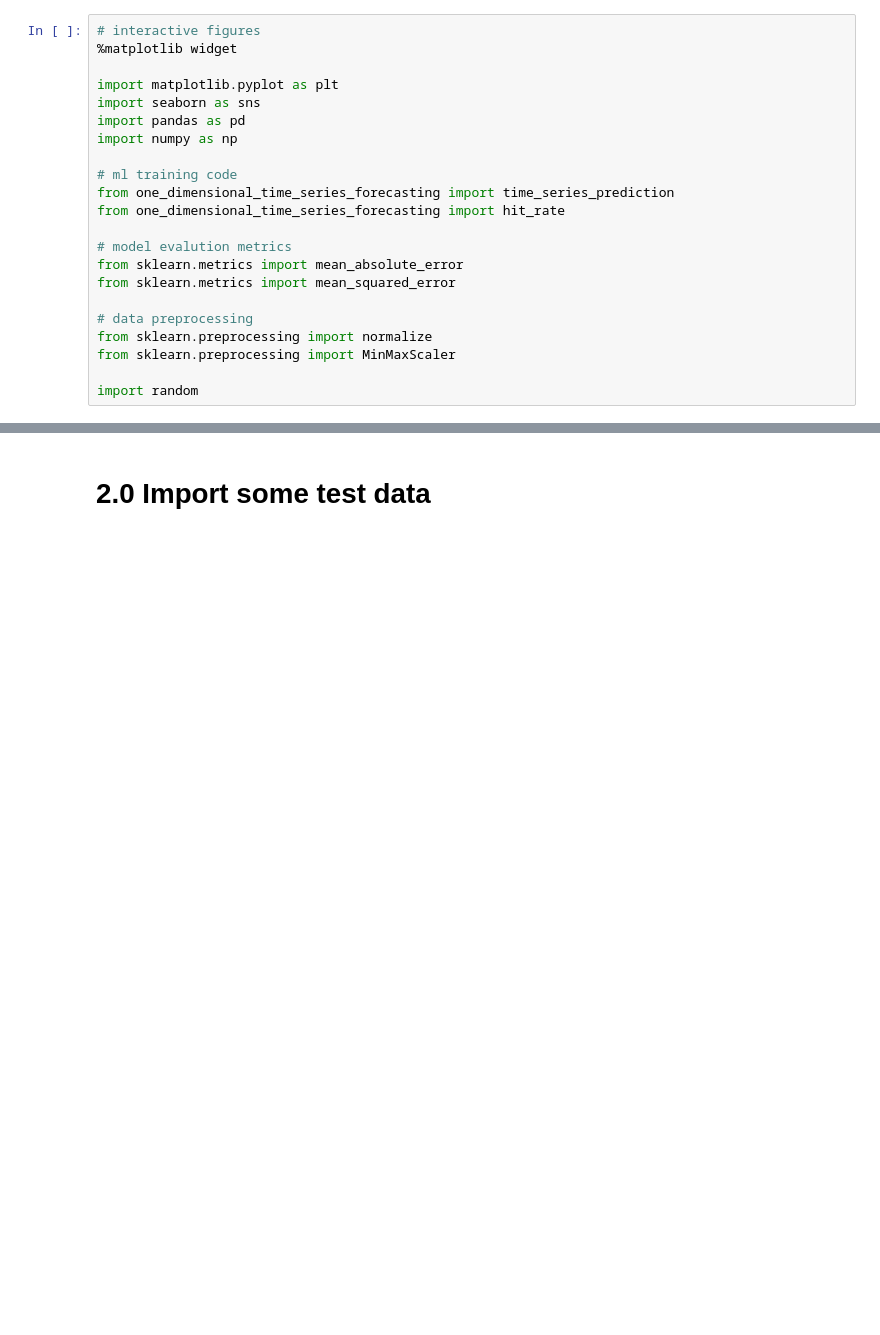
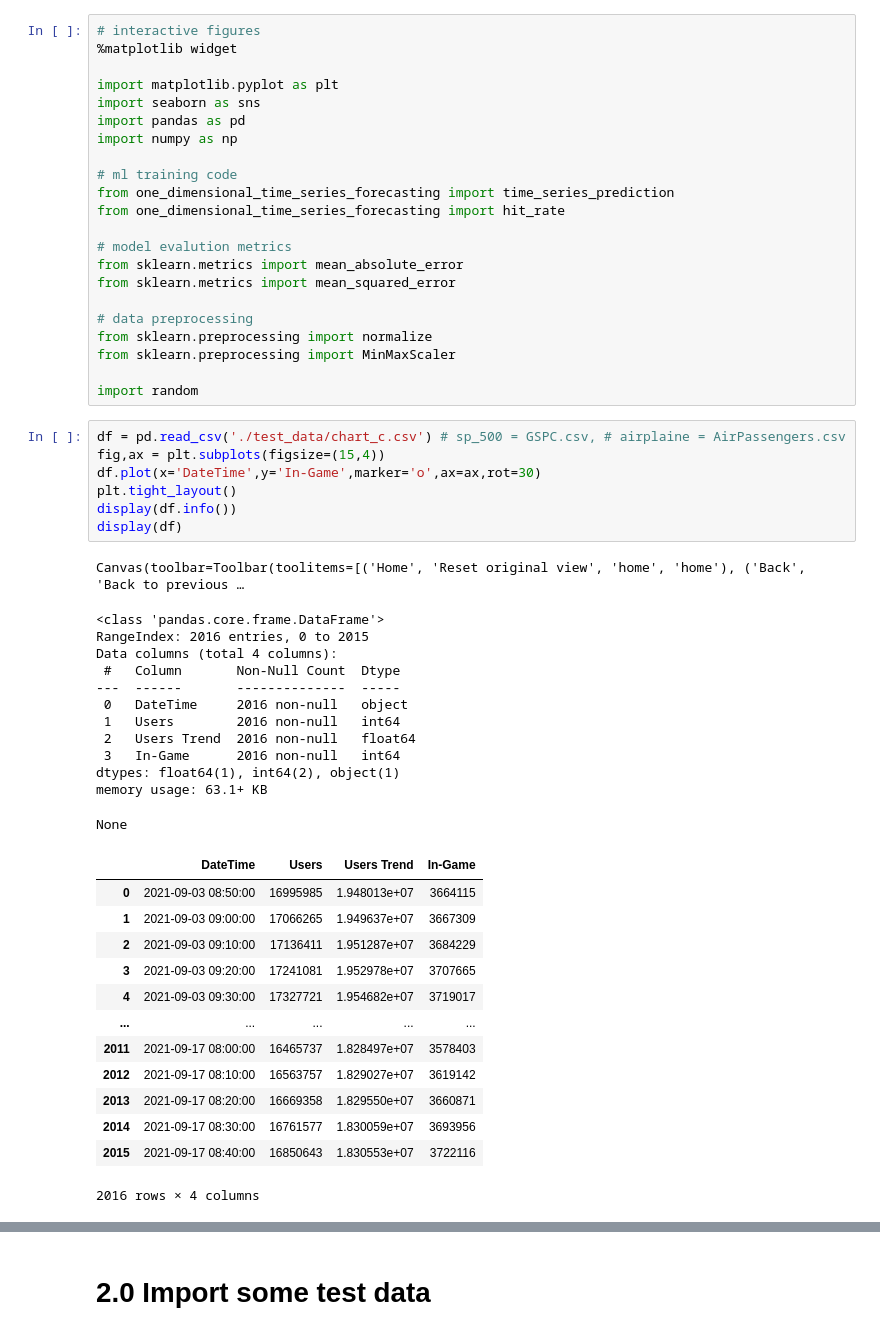
Before and after one commit to tristanmckechnie/tristan_meng_data_science, a Jupyter notebook: 1d_time_series_prediction_class.ipynb, the cells around one changed output, grey strips where cells are left out. Cells and saved outputs as stored; diff of their text form; blank space fills up the shorter version.

Commit message:
added some steam user data, these are nice datasets for working with

```diff
--- a/1d_time_series_prediction_class.ipynb
+++ b/1d_time_series_prediction_class.ipynb
@@ -22,3 +22,37 @@ from sklearn.preprocessing import normalize
 from sklearn.preprocessing import MinMaxScaler
 
 import random
+# %%
+df = pd.read_csv('./test_data/chart_c.csv') # sp_500 = GSPC.csv, # airplaine = AirPassengers.csv
+fig,ax = plt.subplots(figsize=(15,4))
+df.plot(x='DateTime',y='In-Game',marker='o',ax=ax,rot=30)
+plt.tight_layout()
+display(df.info())
+display(df)
+# %% [output]
+Canvas(toolbar=Toolbar(toolitems=[('Home', 'Reset original view', 'home', 'home'), ('Back', 'Back to previous …
+<class 'pandas.core.frame.DataFrame'>
+RangeIndex: 2016 entries, 0 to 2015
+Data columns (total 4 columns):
+ #   Column       Non-Null Count  Dtype
+---  ------       --------------  -----
+ 0   DateTime     2016 non-null   object
+ 1   Users        2016 non-null   int64
+ 2   Users Trend  2016 non-null   float64
+ 3   In-Game      2016 non-null   int64
+dtypes: float64(1), int64(2), object(1)
+memory usage: 63.1+ KB
+None
+|  | DateTime | Users | Users Trend | In-Game |
+| 0 | 2021-09-03 08:50:00 | 16995985 | 1.948013e+07 | 3664115 |
+| 1 | 2021-09-03 09:00:00 | 17066265 | 1.949637e+07 | 3667309 |
+| 2 | 2021-09-03 09:10:00 | 17136411 | 1.951287e+07 | 3684229 |
+| 3 | 2021-09-03 09:20:00 | 17241081 | 1.952978e+07 | 3707665 |
+| 4 | 2021-09-03 09:30:00 | 17327721 | 1.954682e+07 | 3719017 |
+| ... | ... | ... | ... | ... |
+| 2011 | 2021-09-17 08:00:00 | 16465737 | 1.828497e+07 | 3578403 |
+| 2012 | 2021-09-17 08:10:00 | 16563757 | 1.829027e+07 | 3619142 |
+| 2013 | 2021-09-17 08:20:00 | 16669358 | 1.829550e+07 | 3660871 |
+| 2014 | 2021-09-17 08:30:00 | 16761577 | 1.830059e+07 | 3693956 |
+| 2015 | 2021-09-17 08:40:00 | 16850643 | 1.830553e+07 | 3722116 |
+2016 rows × 4 columns
```
Also changed, not shown: parts of 2 cells of this notebook, 6 other files.
